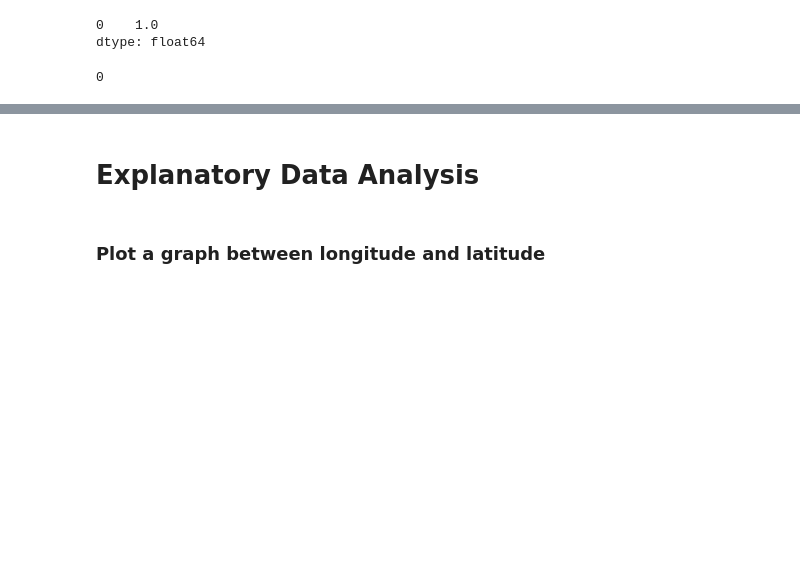
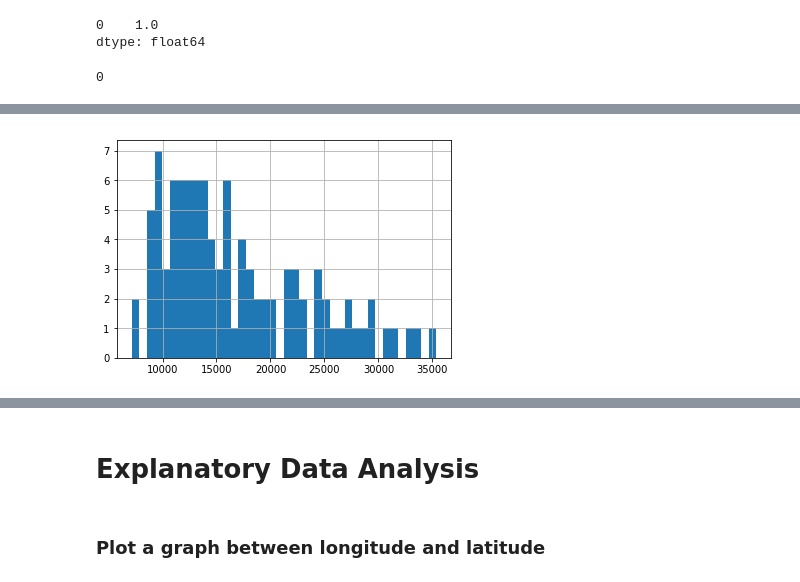
Before and after one commit to ShuklaPrashant21/Virtual-Internship, a Jupyter notebook: ANZ Virtual Internship/ANZ_EDA_Predictive_Analysis.ipynb, the cells around one changed output, grey strips where cells are left out. Drawn from its saved outputs; the diff is of its cells as text; code cells hidden in the pictures; blank space fills up the shorter version.

```diff
--- a/ANZ Virtual Internship/ANZ_EDA_Predictive_Analysis.ipynb
+++ b/ANZ Virtual Internship/ANZ_EDA_Predictive_Analysis.ipynb
@@ -155,0 +164,3 @@ df.card_present_flag.isnull().sum()
+# %%
+result = df[df['txn_description'] == 'PAY/SALARY'].groupby('account')['amount'].sum()
+result.head()
@@ -155,0 +175,7 @@ df.card_present_flag.isnull().sum()
+# %%
+## Graph of salary distribution
+result.hist(bins=40)
+plt.xlabels('Salary Distribution')
+plt.show()
+# %% [output]
+[figure, added]
```
Also changed, not shown: parts of 10 cells of this notebook.
